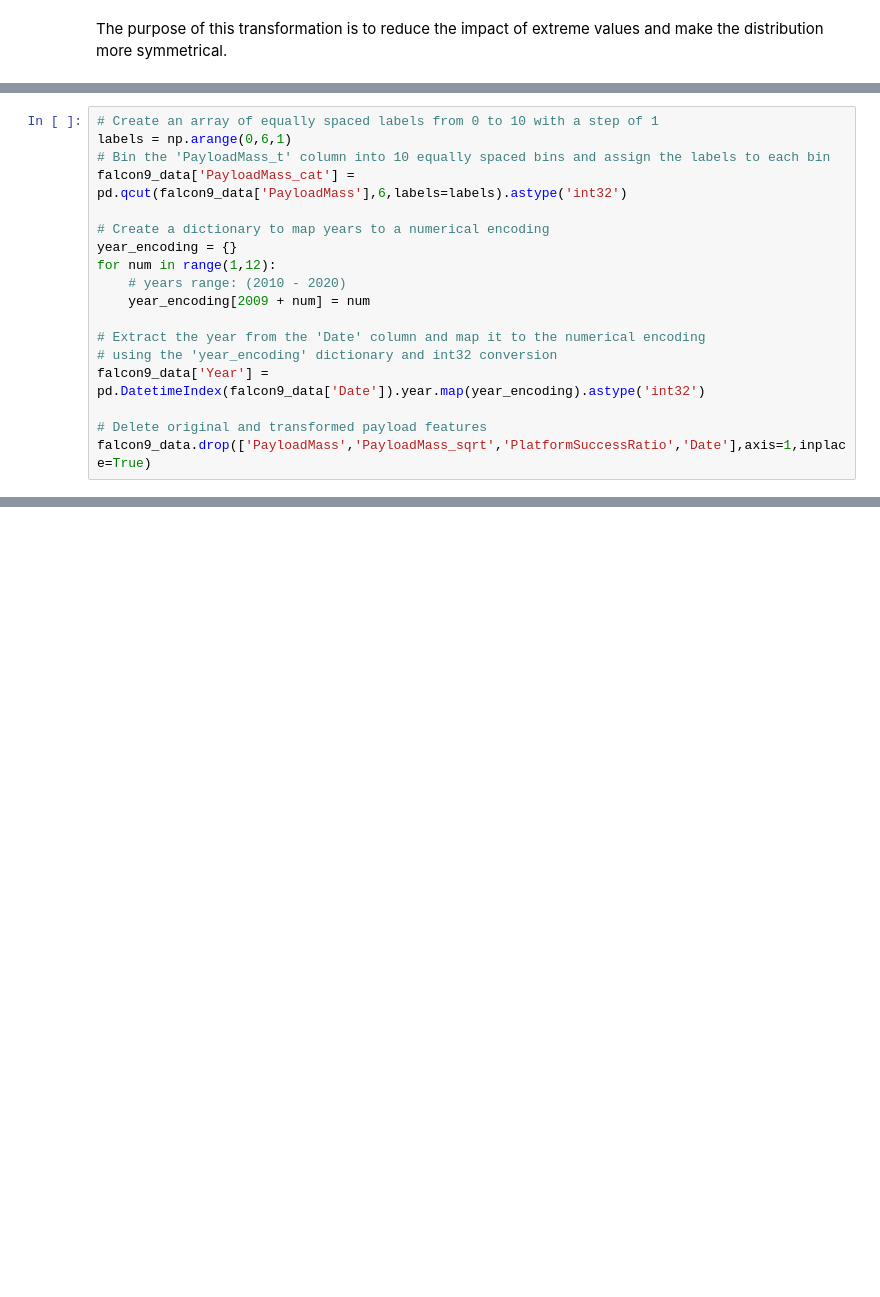
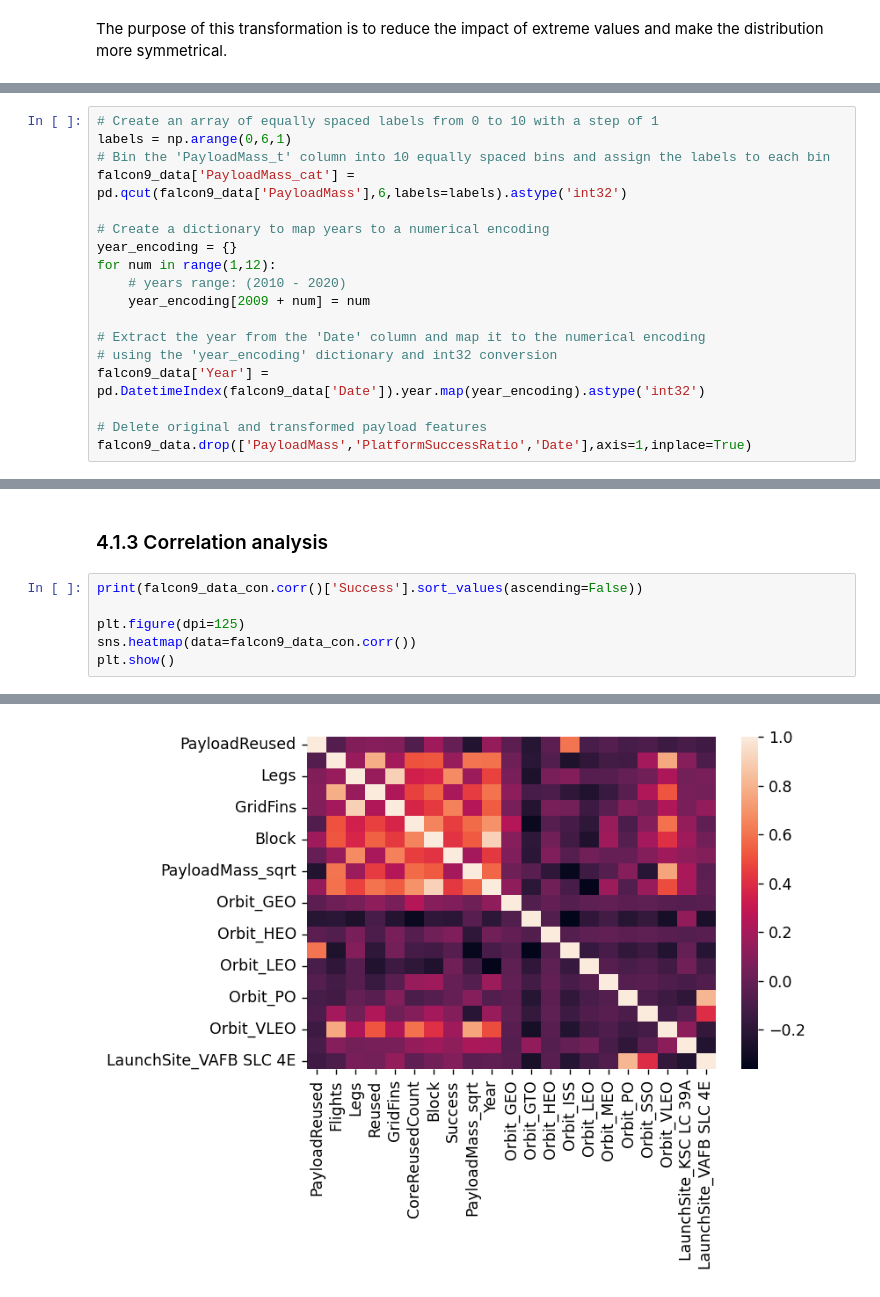
Before and after one commit to Alarchemn/falcon9_ml_analysis, a Jupyter notebook: codes/space_x_full_project.ipynb, the cells around one changed output, grey strips where cells are left out. Saved outputs shown, nothing was run; the diff lists cells and outputs as text; blank space fills up the shorter version.

```diff
--- a/codes/space_x_full_project.ipynb
+++ b/codes/space_x_full_project.ipynb
@@ -1011,7 +1008,7 @@ for num in range(1,12):
 falcon9_data['Year'] = pd.DatetimeIndex(falcon9_data['Date']).year.map(year_encoding).astype('int32')
 
 # Delete original and transformed payload features
-falcon9_data.drop(['PayloadMass','PayloadMass_sqrt','PlatformSuccessRatio','Date'],axis=1,inplace=True)
+falcon9_data.drop(['PayloadMass','PlatformSuccessRatio','Date'],axis=1,inplace=True)
 # %%
 falcon9_data.info()
 # %% [output]
@@ -1065,3 +1064,12 @@ falcon9_data_con.head()
 | 3 | 0 | 1 | 0 | 0 | 0 | 0 | 1 | 0 | ... |
 | 4 | 0 | 1 | 0 | 0 | 0 | 0 | 1 | 0 | ... |
 5 rows × 21 columns
+# %% [markdown]
+### 4.1.3 Correlation analysis
+# %%
+print(falcon9_data_con.corr()['Success'].sort_values(ascending=False))
+
+plt.figure(dpi=125)
+sns.heatmap(data=falcon9_data_con.corr())
+plt.show()
+# %% [output]
@@ -1067,0 +1093 @@ falcon9_data_con.head()
+[figure, added]
```
Also changed, not shown: parts of 14 cells of this notebook, 2 other files.
